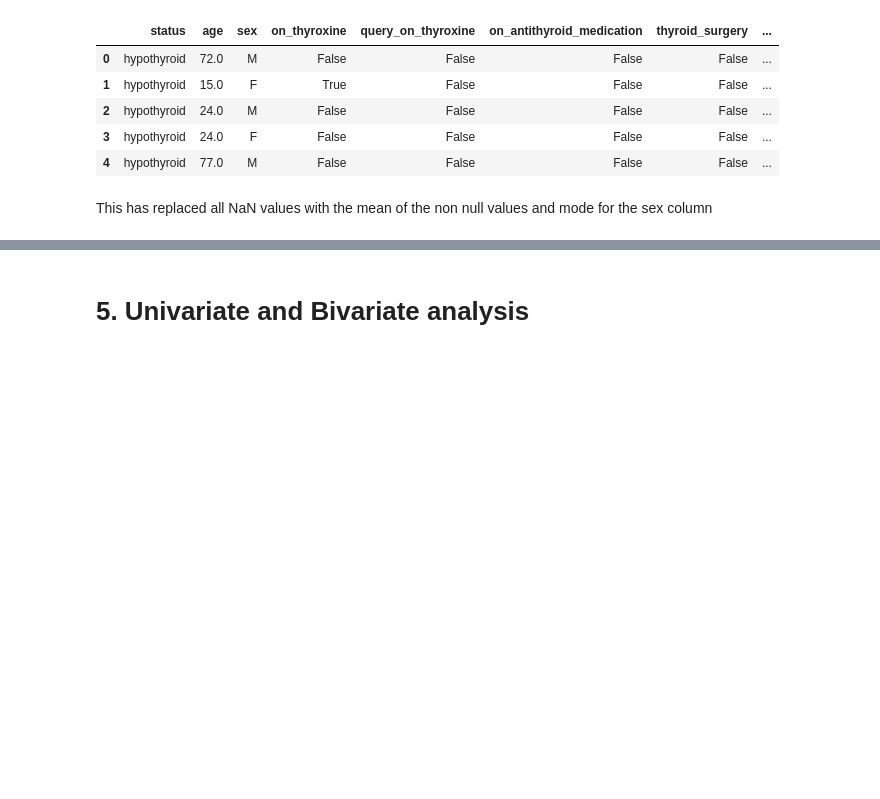
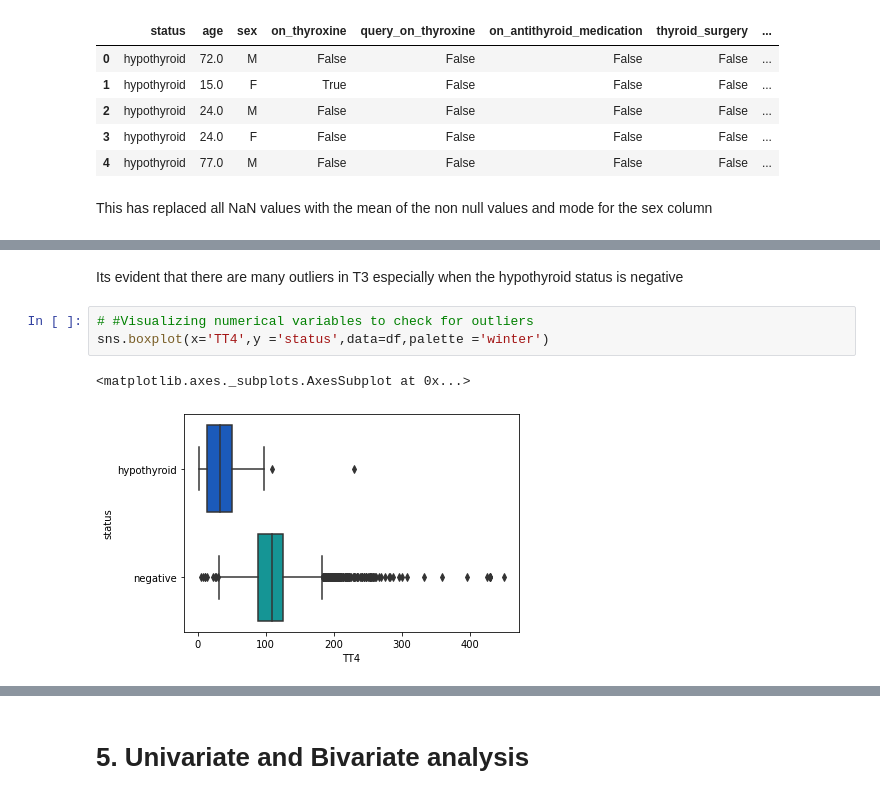
Before and after one commit to martha-irungu/Week8_Core_IP, a Jupyter notebook: Week8_Core_IP__Martha_Irungu.ipynb, the cells around one changed output, grey strips where cells are left out. Saved outputs shown, nothing was run; the diff lists cells and outputs as text; blank space fills up the shorter version.

```diff
--- a/Week8_Core_IP__Martha_Irungu.ipynb
+++ b/Week8_Core_IP__Martha_Irungu.ipynb
@@ -548,0 +573,8 @@ This has replaced all NaN values with the mean of the non null values and mode f
+# %% [markdown]
+Its evident that there are many outliers in T3 especially when the hypothyroid status is negative
+# %%
+# #Visualizing numerical variables to check for outliers
+sns.boxplot(x='TT4',y ='status',data=df,palette ='winter')
+# %% [output]
+<matplotlib.axes._subplots.AxesSubplot at 0x...>
+[figure, added]
```
Also changed, not shown: parts of 21 cells of this notebook.
